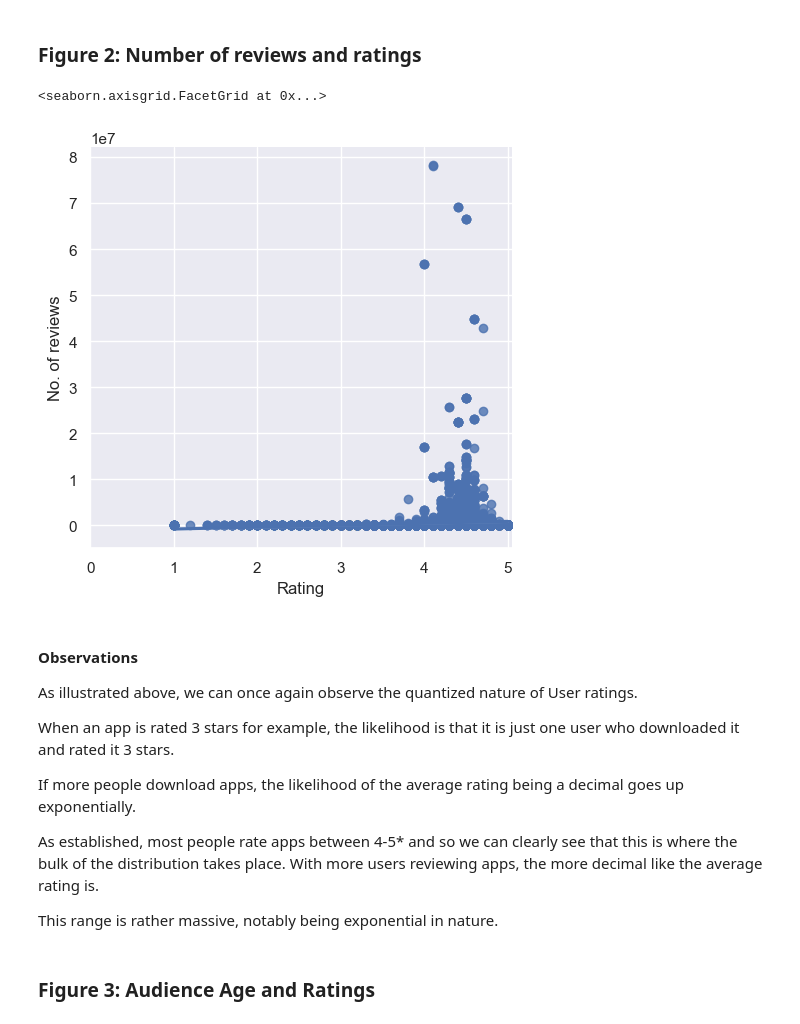
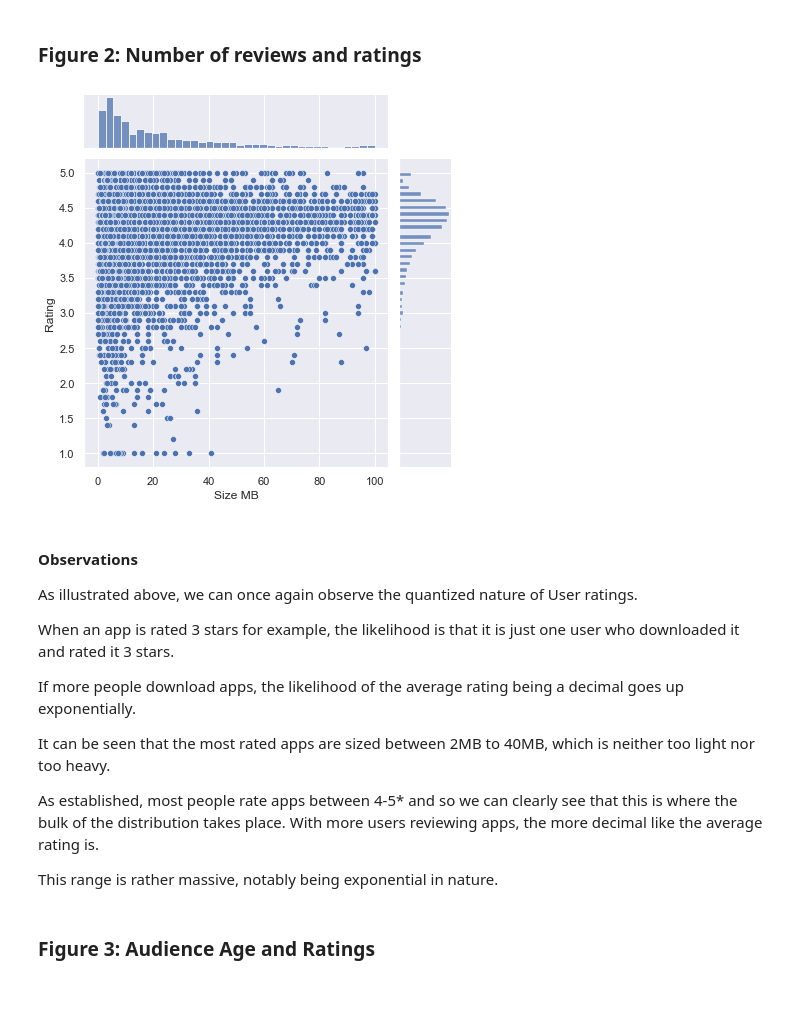
Before and after one commit to ubco-W2022T1-cosc301/project-group36, a Jupyter notebook: notebooks/analysis3.ipynb, the cells around one changed output. Drawn from its saved outputs; the diff is of its cells as text; code cells hidden in the pictures; blank space fills up the shorter version.

```diff
--- a/notebooks/analysis3.ipynb
+++ b/notebooks/analysis3.ipynb
@@ -238,16 +238,13 @@ may end up rating them lowly. Many of these apps are probably social media as we
 ### Figure 2: Number of reviews and ratings
 # %%
 sns.set(rc={"figure.figsize":(30, 4)})
-h = sns.lmplot(
-    x= 'Rating',
-    y= 'No. of reviews',
+g = sns.jointplot(
+    x='Size MB',
+    y='Rating',
     data=df
 )
-#h.invert_xaxis()
-h.set(xlim=(0,5.05))
 # %% [output]
-<seaborn.axisgrid.FacetGrid at 0x...>
-[figure, old version]
+[figure, new version]
 # %% [markdown]
 #### Observations
 
@@ -257,6 +254,8 @@ When an app is rated 3 stars for example, the likelihood is that it is just one
 
 If more people download apps, the likelihood of the average rating being a decimal goes up exponentially.
 
+It can be seen that the most rated apps are sized between 2MB to 40MB, which is neither too light nor too heavy.
+
 As established, most people rate apps between 4-5* and so we can clearly see that this is where the bulk of the distribution takes place. With more users reviewing apps, the more decimal like the average rating is.
 
 This range is rather massive, notably being exponential in nature.
```
Also changed, not shown: parts of 2 cells of this notebook.
